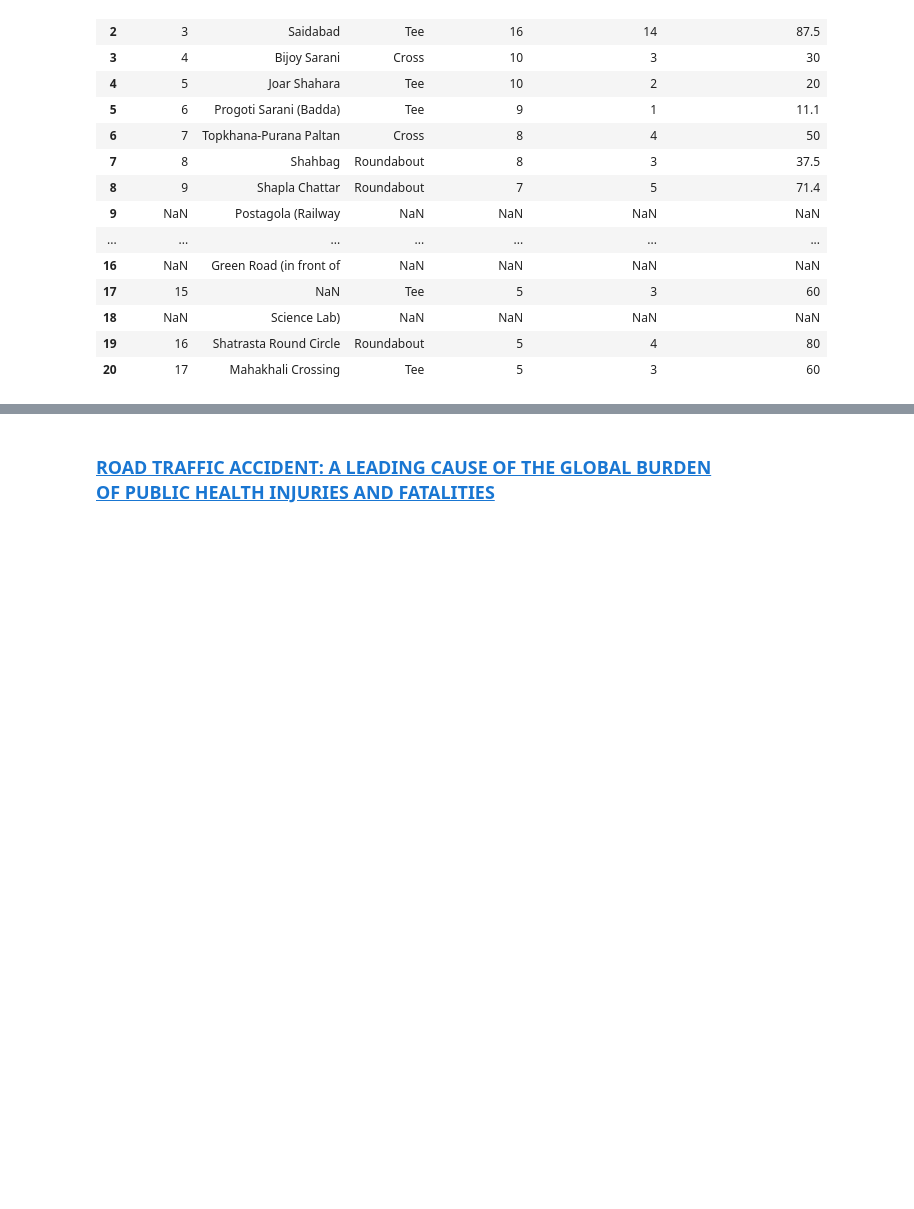
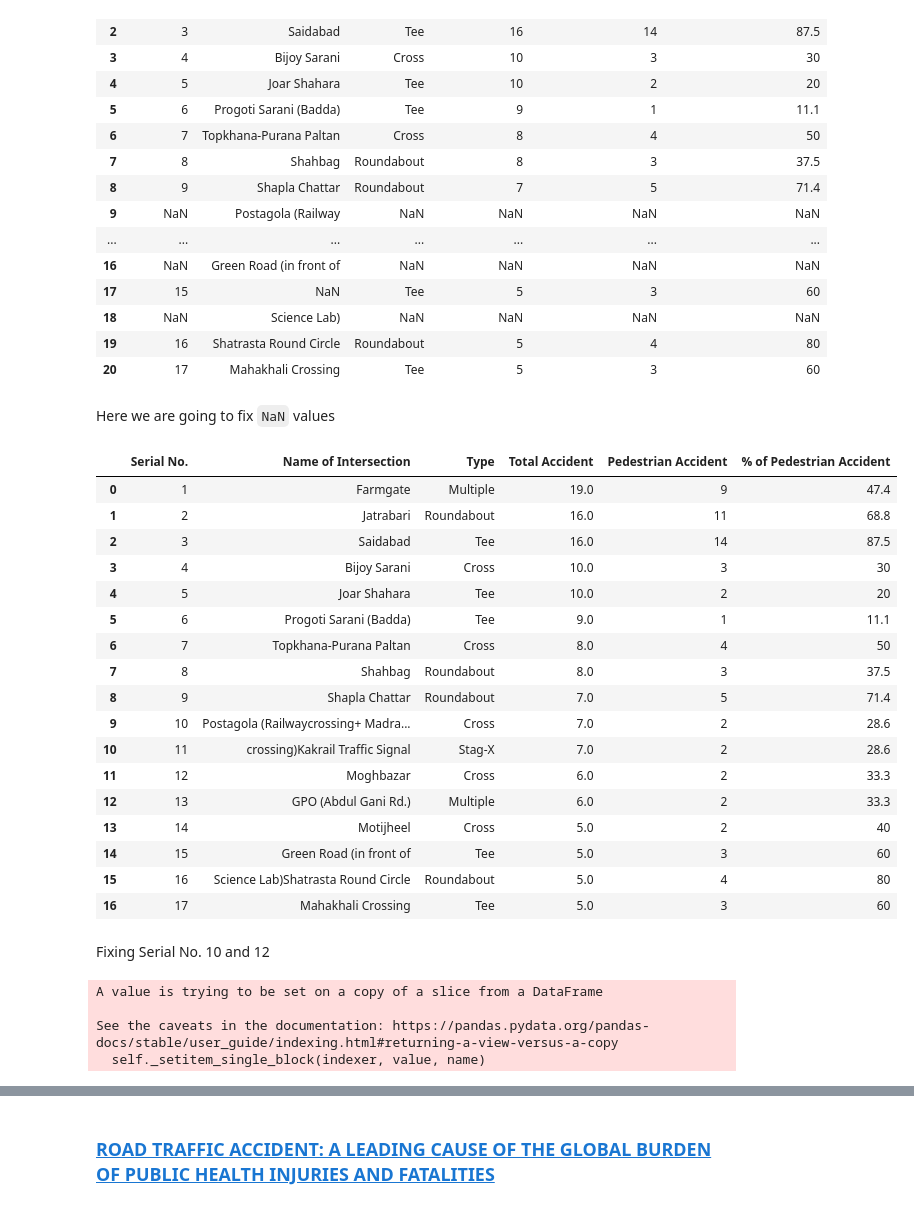
Before and after one commit to OmdenaAI/omdena-bangladesh-roadsafety, a Jupyter notebook: Data Collection/tabular_data_pdftocsv.ipynb, the cells around one changed output, grey strips where cells are left out. Cells and saved outputs as stored; diff of their text form; code cells hidden in the pictures; blank space fills up the shorter version.

Commit message:
Update: NaN values treated
NaN values that were generated from the extraction of "PEDESTRIAN SAFETY AT INTERSECTIONS IN DHAKA
METROPOLITAN CITY" have been treated.

```diff
--- a/Data Collection/tabular_data_pdftocsv.ipynb
+++ b/Data Collection/tabular_data_pdftocsv.ipynb
@@ -313,7 +318,7 @@ df_1
 #### Table 3: Hazardous Intersections in Dhaka City
 # %%
 df_2 = tables_4[4][4:]
-df_2.columns = ['Serial No.', 'Name of Intersection', 'Type', 'Total Accident', 'Pedestrian Accident',\
+df_2.columns = ['Serial No.', 'Name of Intersection', 'Type', 'Total Accident', 'Pedestrian Accident',
                '% of Pedestrian Accident']
 df_2 = df_2.reset_index(drop = True)
 df_2
@@ -335,3 +340,46 @@ df_2
 | 18 | NaN | Science Lab) | NaN | NaN | NaN | NaN |
 | 19 | 16 | Shatrasta Round Circle | Roundabout | 5 | 4 | 80 |
 | 20 | 17 | Mahakhali Crossing | Tee | 5 | 3 | 60 |
+# %% [markdown]
+Here we are going to fix `NaN` values
+# %%
+df_2['Serial No.'] = df_2['Serial No.'].bfill().ffill()
+df_2['Total Accident'] = df_2['Total Accident'].astype(str).replace('nan', np.nan)
+
+df_2_modified = df_2.groupby('Serial No.', as_index=False).agg(lambda x: ''.join(x.dropna()))
+df_2_modified['Total Accident'] = df_out['Total Accident'].replace('', np.nan, regex=True).astype(float)
+# %%
+df_2_modified['Serial No.'] = df_out.apply(lambda x: int(x['Serial No.']),axis=1)
+# %%
+df_2_modified.sort_values(by=['Serial No.'],inplace=True,ignore_index=True)
+# %%
+df_2_modified
+# %% [output]
+|  | Serial No. | Name of Intersection | Type | Total Accident | Pedestrian Accident | % of Pedestrian Accident |
+| 0 | 1 | Farmgate | Multiple | 19.0 | 9 | 47.4 |
+| 1 | 2 | Jatrabari | Roundabout | 16.0 | 11 | 68.8 |
+| 2 | 3 | Saidabad | Tee | 16.0 | 14 | 87.5 |
+| 3 | 4 | Bijoy Sarani | Cross | 10.0 | 3 | 30 |
+| 4 | 5 | Joar Shahara | Tee | 10.0 | 2 | 20 |
+| 5 | 6 | Progoti Sarani (Badda) | Tee | 9.0 | 1 | 11.1 |
+| 6 | 7 | Topkhana-Purana Paltan | Cross | 8.0 | 4 | 50 |
+| 7 | 8 | Shahbag | Roundabout | 8.0 | 3 | 37.5 |
+| 8 | 9 | Shapla Chattar | Roundabout | 7.0 | 5 | 71.4 |
+| 9 | 10 | Postagola (Railwaycrossing+ Madra... | Cross | 7.0 | 2 | 28.6 |
+| 10 | 11 | crossing)Kakrail Traffic Signal | Stag-X | 7.0 | 2 | 28.6 |
+| 11 | 12 | Moghbazar | Cross | 6.0 | 2 | 33.3 |
+| 12 | 13 | GPO (Abdul Gani Rd.) | Multiple | 6.0 | 2 | 33.3 |
+| 13 | 14 | Motijheel | Cross | 5.0 | 2 | 40 |
+| 14 | 15 | Green Road (in front of | Tee | 5.0 | 3 | 60 |
+| 15 | 16 | Science Lab)Shatrasta Round Circle | Roundabout | 5.0 | 4 | 80 |
+| 16 | 17 | Mahakhali Crossing | Tee | 5.0 | 3 | 60 |
+# %% [markdown]
+Fixing Serial No. 10 and 12
+# %%
+df_2_modified['Name of Intersection'].iloc[9] = "Postagola (Railwaycrossing+ Madrasha Rd crossing)"
+df_2_modified['Name of Intersection'].iloc[10] = "Kakrail Traffic Signal"
+# %% [output]
+A value is trying to be set on a copy of a slice from a DataFrame
+
+See the caveats in the documentation: https://pandas.pydata.org/pandas-docs/stable/user_guide/indexing.html#returning-a-view-versus-a-copy
+  self._setitem_single_block(indexer, value, name)
```
Also changed, not shown: parts of 5 cells of this notebook.
